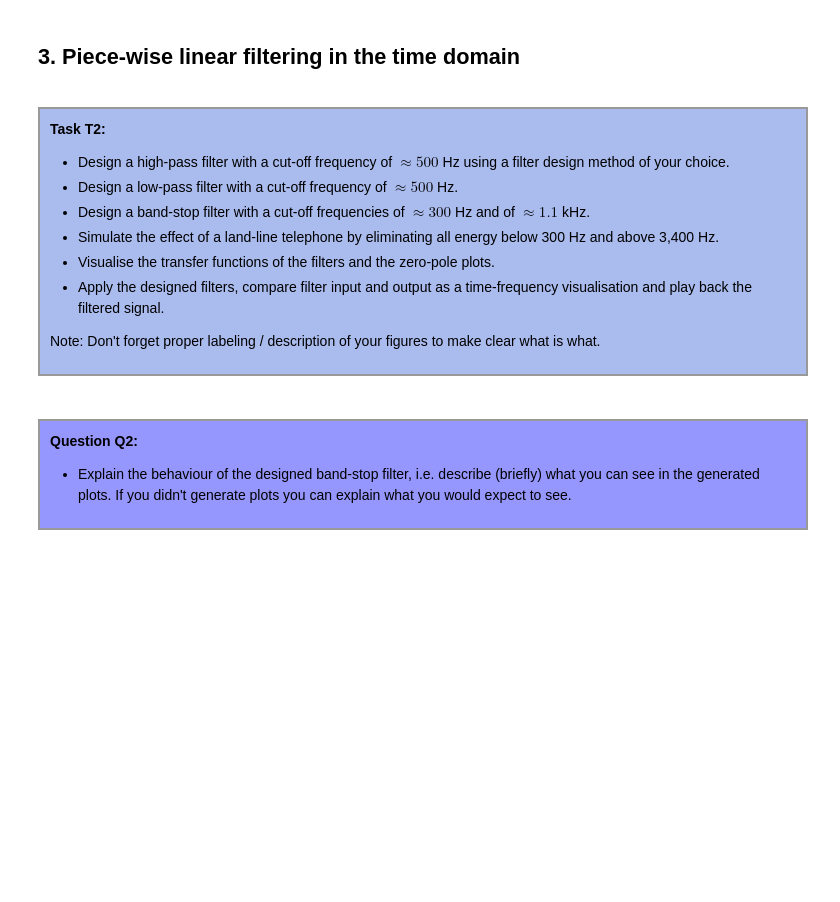
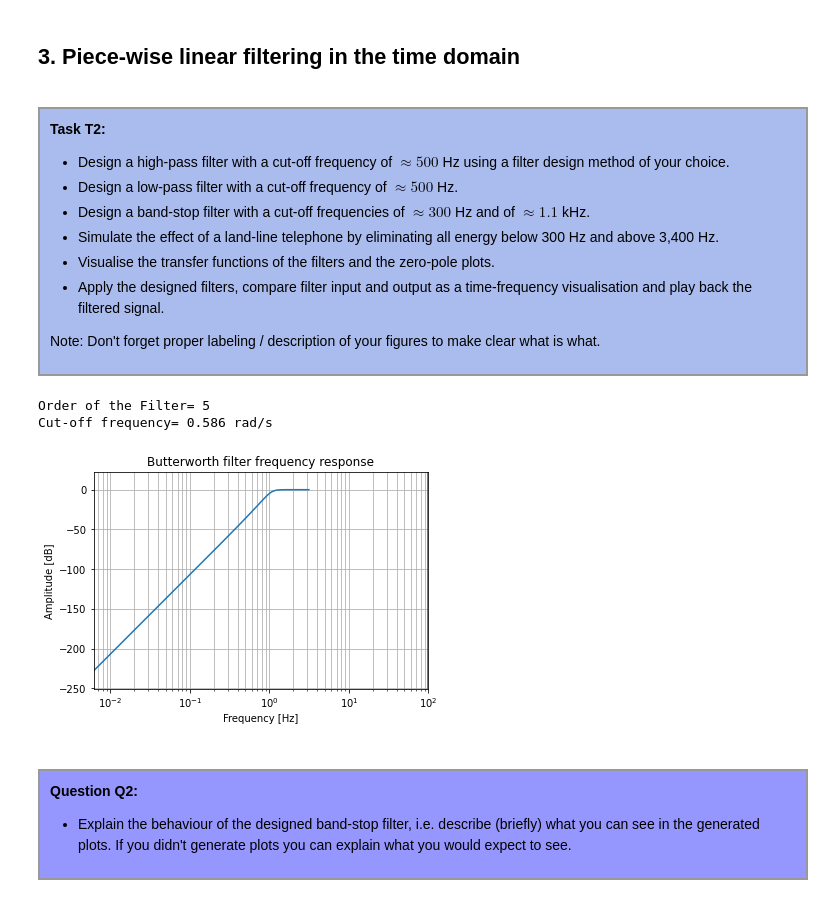
Before and after one commit to Karthikai-28/assignments, a Jupyter notebook: 103_speech_recognition_97937/com3502-4502-6502-programming-assignment1.ipynb, the cells around one changed output. Saved outputs shown, nothing was run; the diff lists cells and outputs as text; code cells hidden in the pictures; blank space fills up the shorter version.

```diff
--- a/103_speech_recognition_97937/com3502-4502-6502-programming-assignment1.ipynb
+++ b/103_speech_recognition_97937/com3502-4502-6502-programming-assignment1.ipynb
@@ -126,3 +211,45 @@ Note: Don't forget proper labeling / description of your figures to make clear w
+# %%
+# Conversion to prewrapped analog frequency
+omega_p = (2/Td)*np.tan(wp/2)
+omega_s = (2/Td)*np.tan(ws/2)
+
+
+# Design of Filter using signal.buttord function
+N, Wn = signal.buttord(omega_p, omega_s, g_pass, g_stop, analog=True)
+
+
+# Printing the values of order & cut-off frequency!
+print("Order of the Filter=", N)  # N is the order
+# Wn is the cut-off freq of the filter
+print("Cut-off frequency= {:.3f} rad/s ".format(Wn))
+
+
+# Conversion in Z-domain
+
+# b is the numerator of the filter & a is the denominator
+b, a = signal.butter(N, Wn, 'high', True)
+z, p = signal.bilinear(b, a, fs)
+# w is the freq in z-domain & h is the magnitude in z-domain
+w, h = signal.freqz(z, p, 512)
+# %% [output]
+Order of the Filter= 5
+Cut-off frequency= 0.586 rad/s
+# %%
+
+# Magnitude Response
+plt.semilogx(w, 20*np.log10(abs(h)))
+plt.xscale('log')
+
+plt.title('Butterworth filter frequency response')
+plt.xlabel('Frequency [Hz]')
+plt.ylabel('Amplitude [dB]')
+plt.margins(0, 0.1)
+
+plt.grid(which='both', axis='both')
+plt.axvline(100, color='green')
+plt.show()
+# %% [output]
+[figure, added]
 # %% [markdown]
 <br>
 <div style="border: 2px solid #999; padding: 10px; background: #9696ff;">
```
Also changed, not shown: parts of 11 cells of this notebook.
